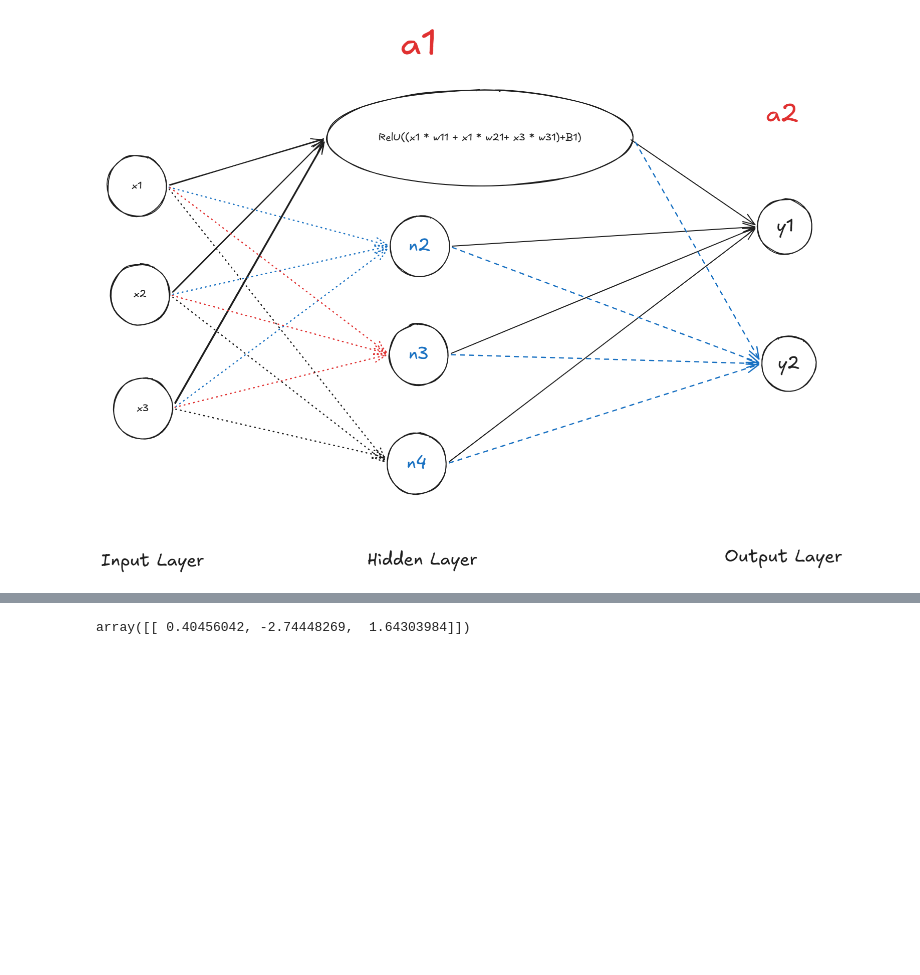
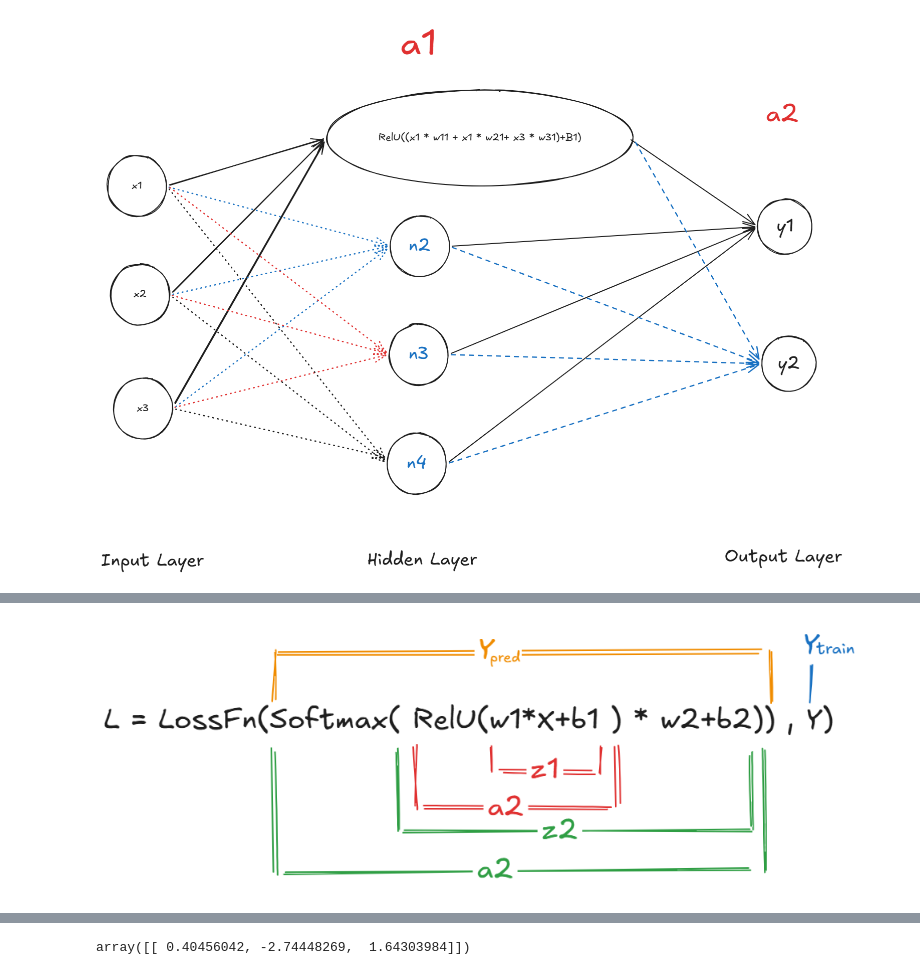
Before and after one commit to samaalibassem123/NN-from-scratch, a Jupyter notebook: main.ipynb, the cells around one changed output, grey strips where cells are left out. Saved outputs shown, nothing was run; the diff lists cells and outputs as text; code cells hidden in the pictures; blank space fills up the shorter version.

Commit message:
add explantion images

```diff
--- a/main.ipynb
+++ b/main.ipynb
@@ -83,0 +52,4 @@ By implementing each component ourselves, from the forward pass to backpropagati
+# %%
+display(Image(filename="assets/lossfn.png"))
+# %% [output]
+[figure, added]
```
Also changed, not shown: parts of 7 cells of this notebook, 2 other files.
